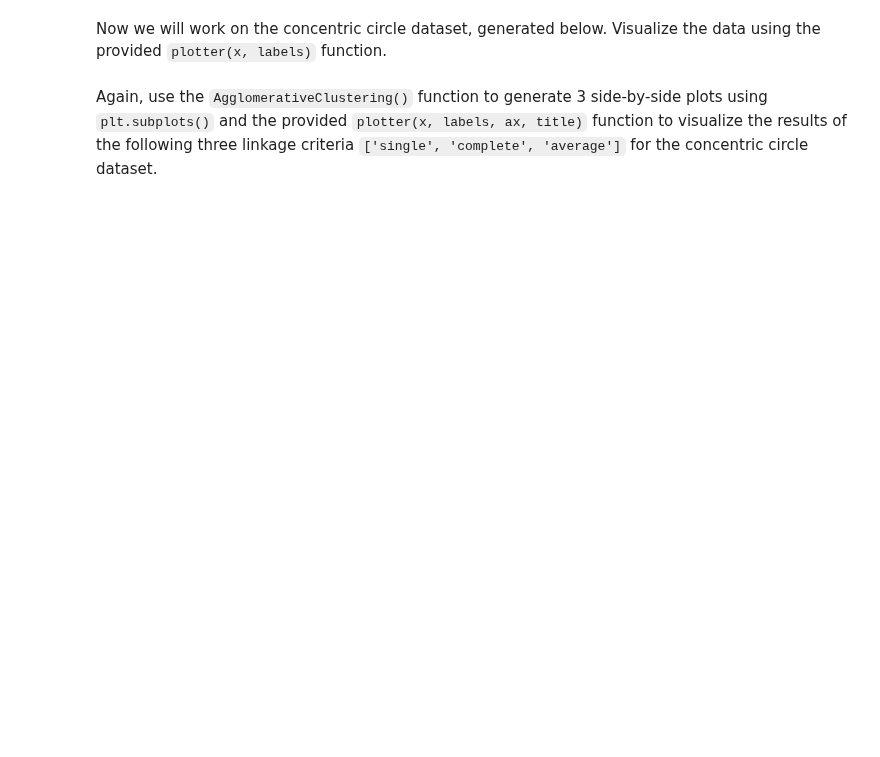
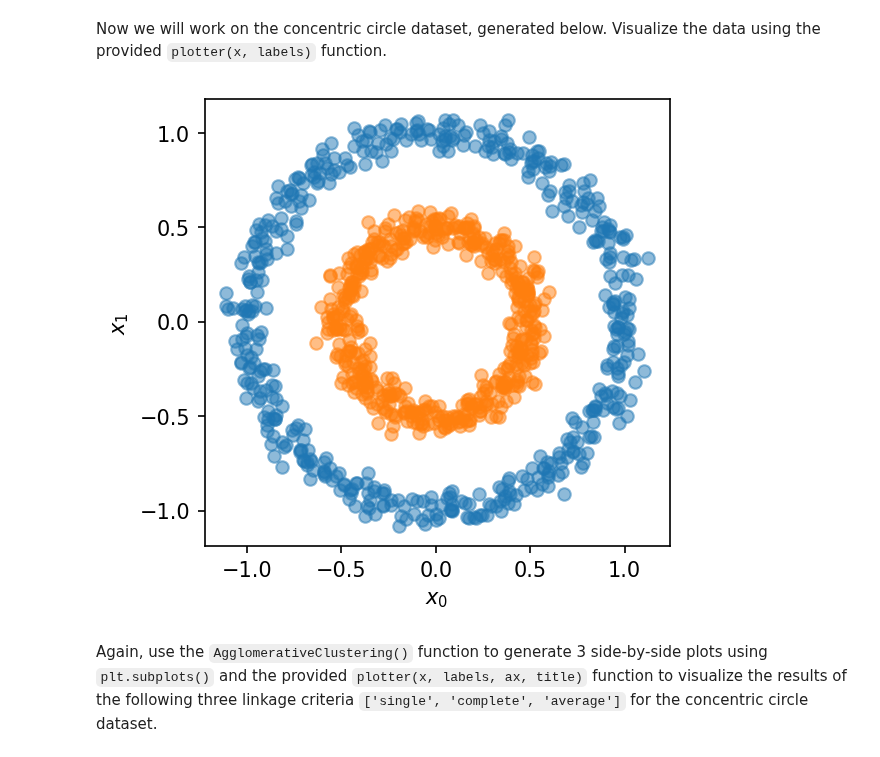
Before and after one commit to judson35/AI-ML, a Jupyter notebook: HW11/M11-L1-P3.ipynb, the cells around one changed output. Drawn from its saved outputs; the diff is of its cells as text; code cells hidden in the pictures; blank space fills up the shorter version.

```diff
--- a/HW11/M11-L1-P3.ipynb
+++ b/HW11/M11-L1-P3.ipynb
@@ -50,2 +61,6 @@ x, labels = make_circles(1000, factor = 0.5, noise = 0.05, random_state = 0)
+# %%
+plotter(x, labels)
+# %% [output]
+[figure, added]
 # %% [markdown]
 Again, use the `AgglomerativeClustering()` function to generate 3 side-by-side plots using `plt.subplots()` and the provided `plotter(x, labels, ax, title)` function to visualize the results of the following three linkage criteria `['single', 'complete', 'average']` for the concentric circle dataset.
```
Also changed, not shown: parts of 9 cells of this notebook, 1 other file.
